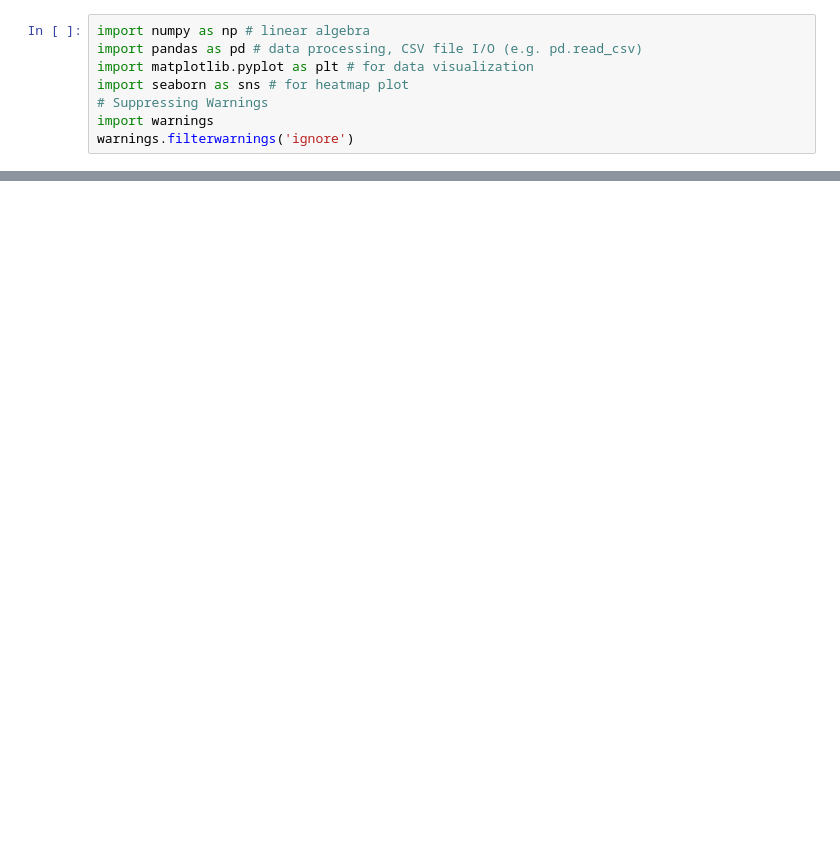
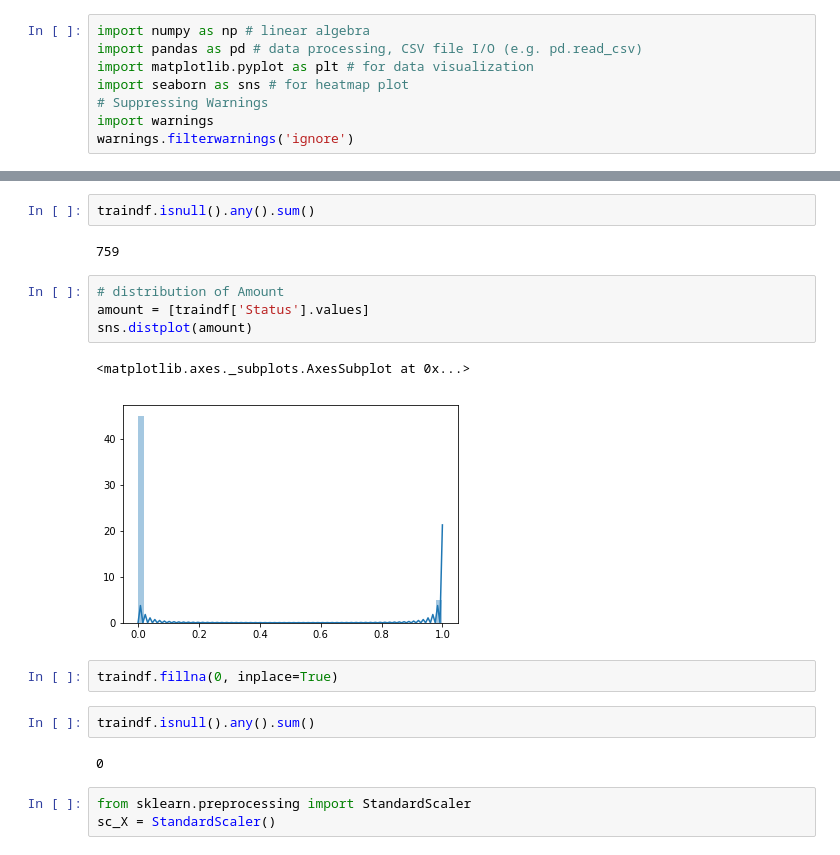
Before and after one commit to krsna540/Hackthons, a Jupyter notebook: HDFC_Hackthon.ipynb, the cells around one changed output, grey strips where cells are left out. Drawn from its saved outputs; the diff is of its cells as text; blank space fills up the shorter version.

```diff
--- a/HDFC_Hackthon.ipynb
+++ b/HDFC_Hackthon.ipynb
@@ -43,0 +52,20 @@ df.head()
+# %%
+traindf.isnull().any().sum()
+# %% [output]
+759
+# %%
+# distribution of Amount
+amount = [traindf['Status'].values]
+sns.distplot(amount)
+# %% [output]
+<matplotlib.axes._subplots.AxesSubplot at 0x...>
+[figure, added]
+# %%
+traindf.fillna(0, inplace=True)
+# %%
+traindf.isnull().any().sum()
+# %% [output]
+0
+# %%
+from sklearn.preprocessing import StandardScaler
+sc_X = StandardScaler()
```
Also changed, not shown: parts of 7 cells of this notebook.
